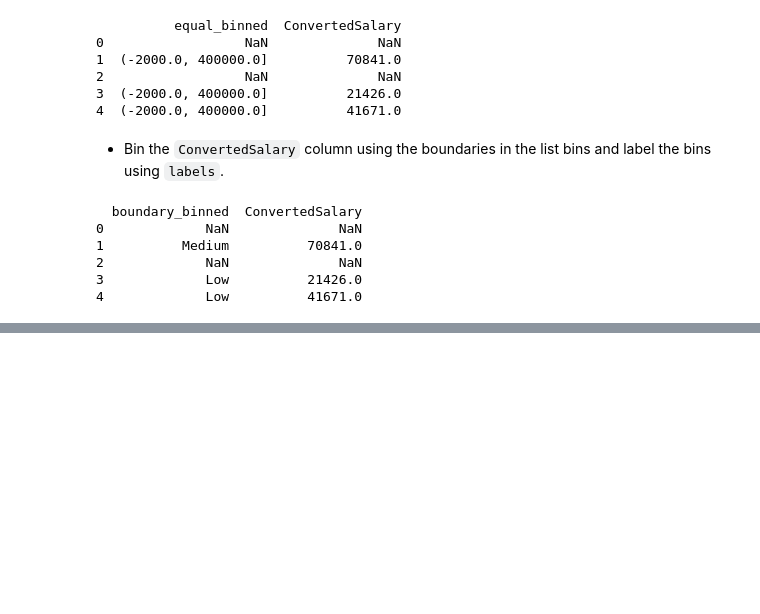
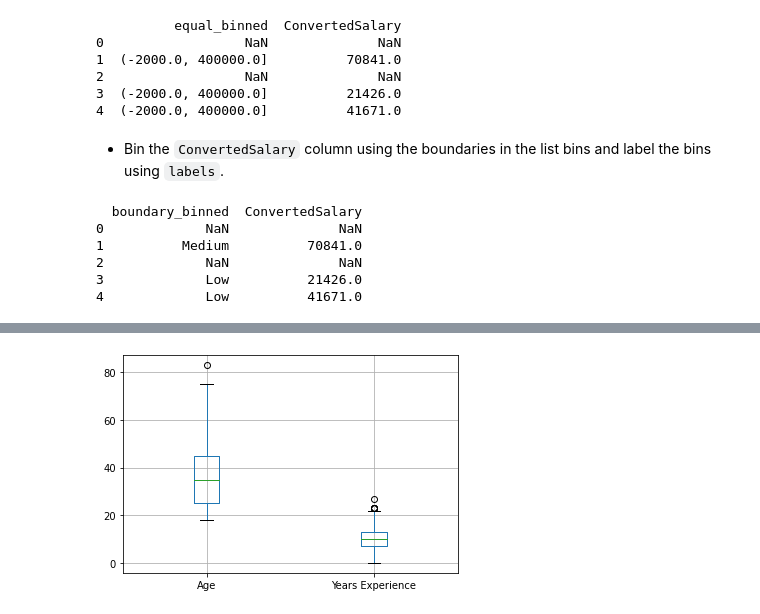
Before and after one commit to naikshubham/Feature-Engineering-ML, a Jupyter notebook: Feature-Engineering-ML.ipynb, the cells around one changed output, grey strips where cells are left out. Saved outputs shown, nothing was run; the diff lists cells and outputs as text; code cells hidden in the pictures; blank space fills up the shorter version.

```diff
--- a/Feature-Engineering-ML.ipynb
+++ b/Feature-Engineering-ML.ipynb
@@ -204,0 +440,6 @@ print(so_survey_df[['boundary_binned', 'ConvertedSalary']].head())
+# %%
+# Create a boxplot of two columns
+so_numeric_df[['Age', 'Years Experience']].boxplot()
+plt.show()
+# %% [output]
+[figure, added]
```
Also changed, not shown: parts of 46 cells of this notebook.
